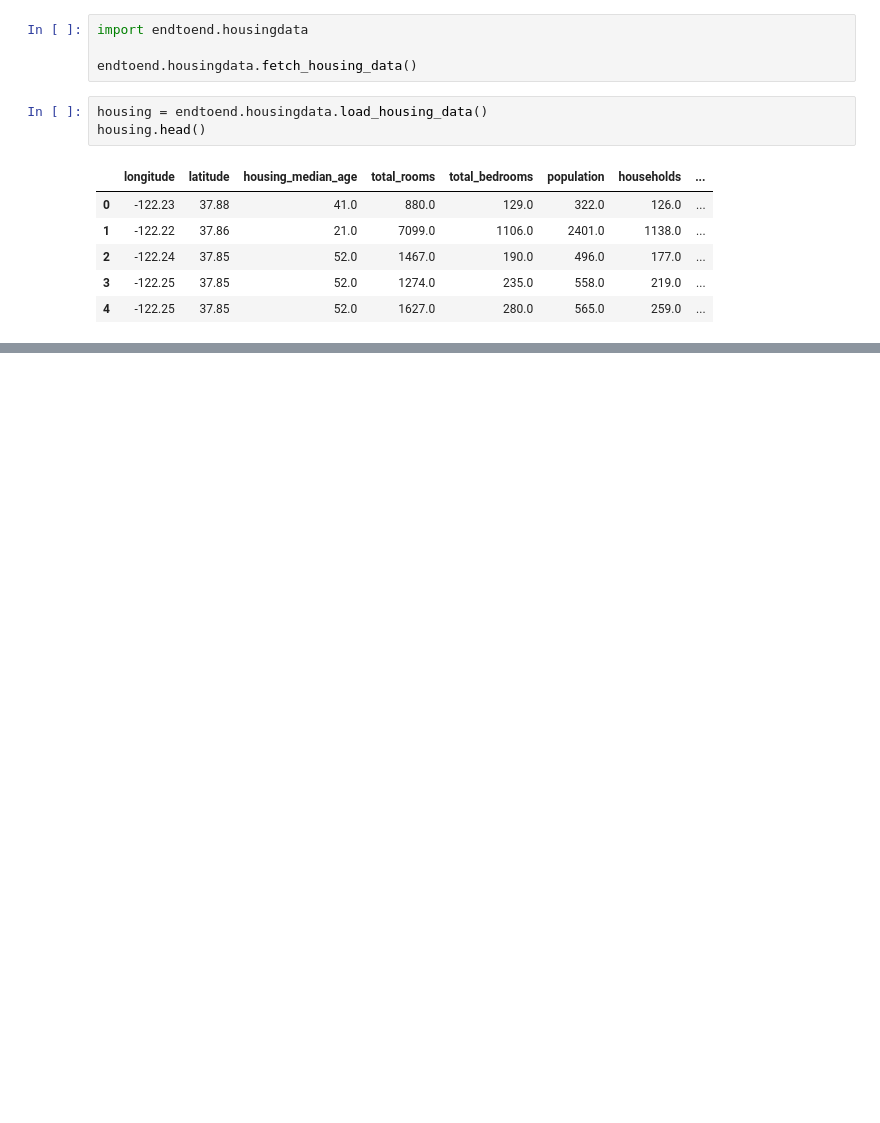
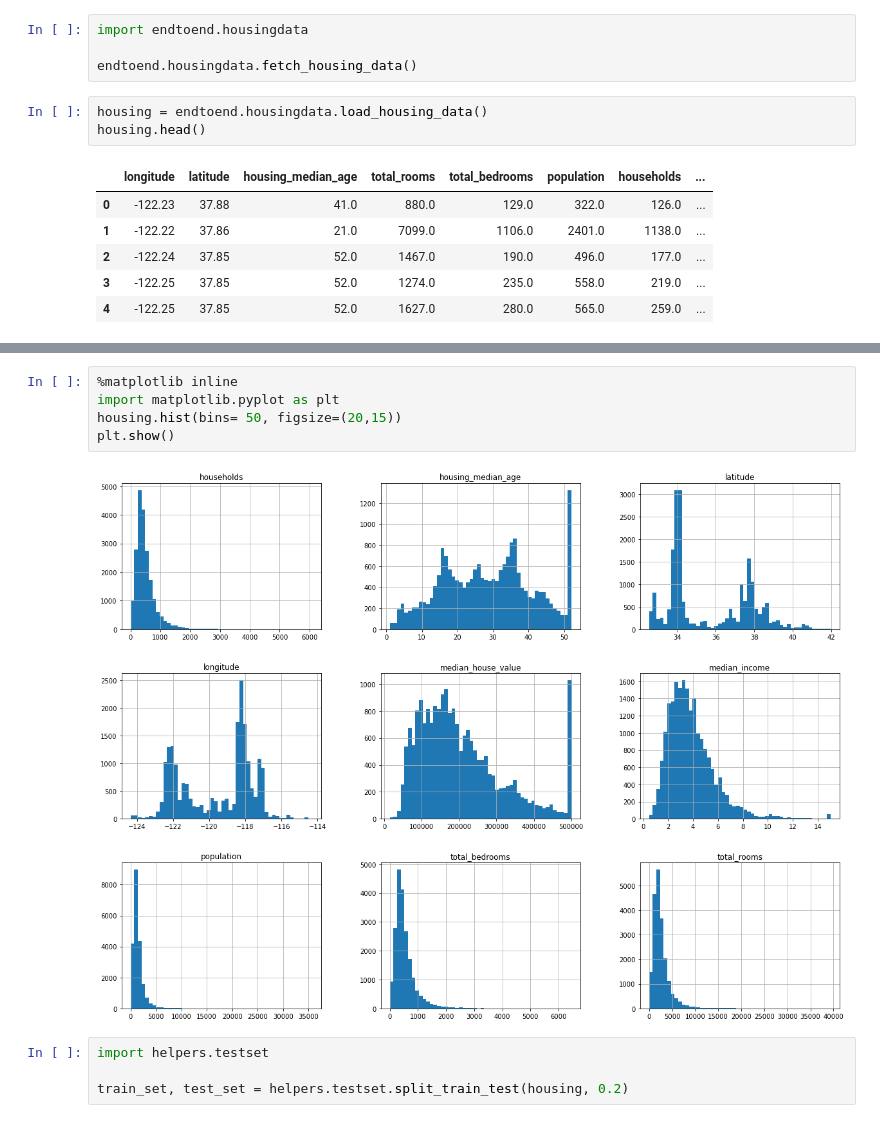
Before and after one commit to Jurjen-PSDC/learning, a Jupyter notebook: handsonml/end-to-end-project.ipynb, the cells around one changed output, grey strips where cells are left out. Cells and saved outputs as stored; diff of their text form; blank space fills up the shorter version.

Commit message:
Until visualizing data

```diff
--- a/handsonml/end-to-end-project.ipynb
+++ b/handsonml/end-to-end-project.ipynb
@@ -14,0 +54,11 @@ housing.head()
+# %%
+%matplotlib inline
+import matplotlib.pyplot as plt
+housing.hist(bins= 50, figsize=(20,15))
+plt.show()
+# %% [output]
+[figure, added]
+# %%
+import helpers.testset
+
+train_set, test_set = helpers.testset.split_train_test(housing, 0.2)
```
Also changed, not shown: parts of 9 cells of this notebook, 1 other file.
